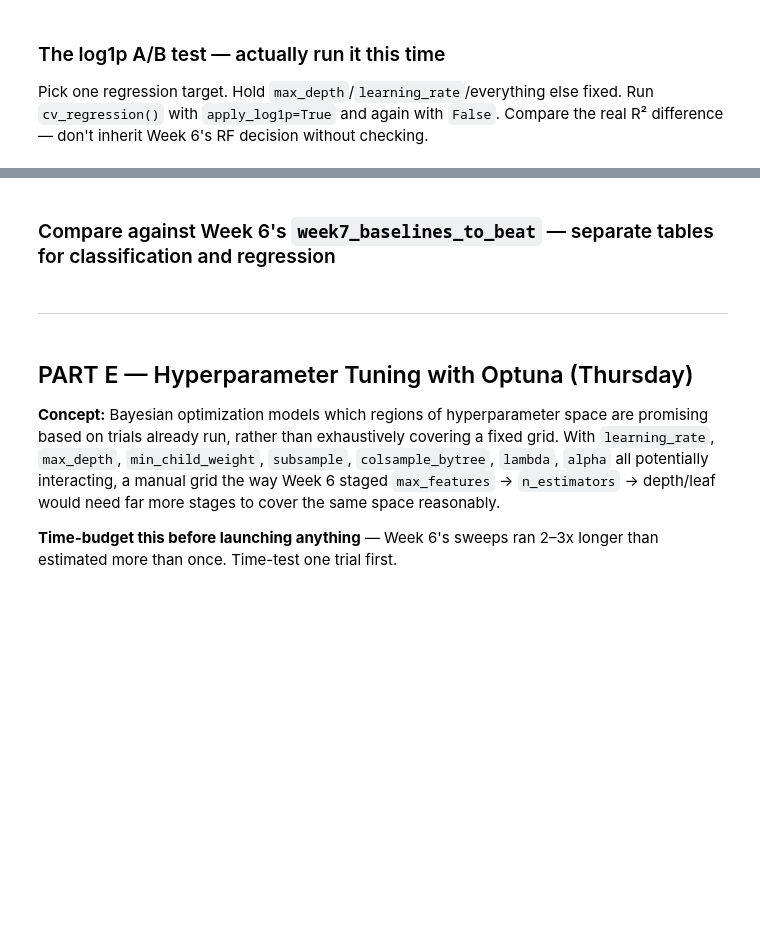
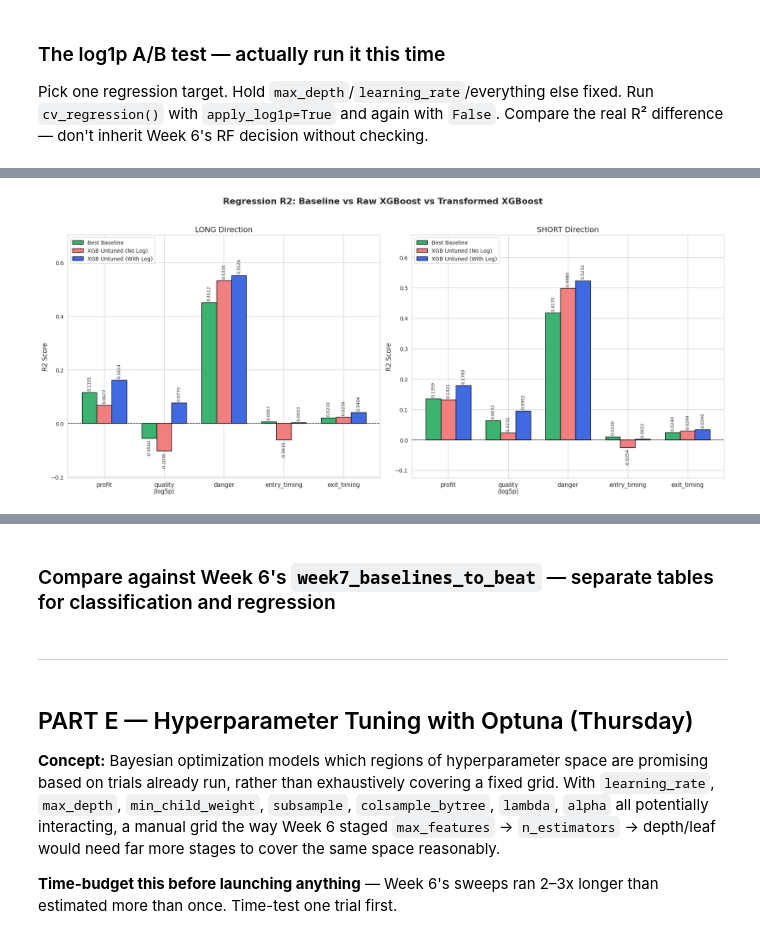
Before and after one commit to Jeshurun-B/EMA-optimizer-pipeline-v2, a Jupyter notebook: coolab_notebooks/week7-xgboost-shap.ipynb, the cells around one changed output, grey strips where cells are left out. Cells and saved outputs as stored; diff of their text form; code cells hidden in the pictures; blank space fills up the shorter version.

Commit message:
Kaggle Notebook | week7_xgboost_shap | Version 5

```diff
--- a/coolab_notebooks/week7-xgboost-shap.ipynb
+++ b/coolab_notebooks/week7-xgboost-shap.ipynb
@@ -767,7 +780,7 @@ for target in targets:
             print("Skipping: Not enough classes in target.")
             continue
 
-        # 2. Split off a single chronological fold (e.g., 85/20) to evaluate early stopping
+        # 2. Split off a single chronological fold (e.g., 85/15) to evaluate early stopping
         split_idx = int(len(X) * 0.85)
         X_train, X_val = X[:split_idx], X[split_idx:]
         y_train, y_val = y[:split_idx], y[split_idx:]
@@ -776,7 +789,7 @@ for target in targets:
         model_es = XGBClassifier(
             n_estimators=1000,
             learning_rate=0.1, # Standard starting point, can be adjusted
-            early_stopping_rounds=20,
+            early_stopping_rounds=100,
             eval_metric='auc',
             random_state=42
         )
@@ -839,0 +1328,94 @@ Pick one regression target. Hold `max_depth`/`learning_rate`/everything else fix
+# %%
+# so i am collating and representing everything and comparing with last weeks baselines
+
+
+import numpy as np
+import matplotlib.pyplot as plt
+
+print("=== GENERATING TRANSFORMATION A/B VS BASELINE VISUALIZATION ===")
+
+# =====================================================================
+# 1. Exact Data Extracted from User Output
+# =====================================================================
+
+# Week 4/5/6 Baselines (from previous logs)
+baselines = {
+    "LONG": {
+        "profit": 0.1155, "quality": -0.0560, "danger": 0.4512,
+        "entry_timing": 0.0067, "exit_timing": 0.0210
+    },
+    "SHORT": {
+        "profit": 0.1359, "quality": 0.0632, "danger": 0.4170,
+        "entry_timing": 0.0100, "exit_timing": 0.0240
+    }
+}
+
+# XGBoost WITHOUT Log transformations (Raw Gradients)
+xgb_without_log = {
+    "LONG": {
+        "profit": 0.0677, "quality": -0.1036, "danger": 0.5335,
+        "entry_timing": -0.0616, "exit_timing": 0.0236
+    },
+    "SHORT": {
+        "profit": 0.1321, "quality": 0.0232, "danger": 0.4980,
+        "entry_timing": -0.0254, "exit_timing": 0.0294
+    }
+}
+
+# XGBoost WITH transformations (log1p for most, log5p + Duan for quality)
+xgb_with_log = {
+    "LONG": {
+        "profit": 0.1614, "quality": 0.0770, "danger": 0.5526,
+        "entry_timing": 0.0033, "exit_timing": 0.0404
+    },
+    "SHORT": {
+        "profit": 0.1789, "quality": 0.0952, "danger": 0.5232,
+        "entry_timing": 0.0022, "exit_timing": 0.0345
+    }
+}
+
+# =====================================================================
+# 2. Plotting Setup
+# =====================================================================
+targets = ["profit", "quality\n(log5p)", "danger", "entry_timing", "exit_timing"]
+target_keys = ["profit", "quality", "danger", "entry_timing", "exit_timing"]
+directions = ["LONG", "SHORT"]
+
+fig, axes = plt.subplots(1, 2, figsize=(18, 8))
+fig.suptitle("Regression R2: Baseline vs Raw XGBoost vs Transformed XGBoost", fontsize=16, fontweight='bold')
+
+for i, direction in enumerate(directions):
+    # Extract arrays
+    base_scores = [baselines[direction][t] for t in target_keys]
+    no_log_scores = [xgb_without_log[direction][t] for t in target_keys]
+    yes_log_scores = [xgb_with_log[direction][t] for t in target_keys]
+
+    x = np.arange(len(targets))
+    width = 0.25  # Thinner bars to fit 3 groups
+
+    # 3. Draw Bars
+    bar1 = axes[i].bar(x - width, base_scores, width, label='Best Baseline', color='mediumseagreen', edgecolor='black')
+    bar2 = axes[i].bar(x, no_log_scores, width, label='XGB Untuned (No Log)', color='lightcoral', edgecolor='black')
+    bar3 = axes[i].bar(x + width, yes_log_scores, width, label='XGB Untuned (With Log)', color='royalblue', edgecolor='black')
+
+    # 4. Attach Labels
+    axes[i].bar_label(bar1, padding=3, fmt='%.4f', fontsize=8, rotation=90)
+    axes[i].bar_label(bar2, padding=3, fmt='%.4f', fontsize=8, rotation=90)
+    axes[i].bar_label(bar3, padding=3, fmt='%.4f', fontsize=8, rotation=90)
+
+    # 5. Formatting
+    axes[i].set_title(f"{direction} Direction", fontsize=14)
+    axes[i].set_xticks(x)
+    axes[i].set_xticklabels(targets, fontsize=11)
+    axes[i].set_ylabel("R2 Score", fontsize=12)
+
+    # Dynamically scale Y axis to handle the negative drop from unscaled quality/entry
+    min_score = min(min(base_scores), min(no_log_scores), min(yes_log_scores))
+    max_score = max(max(base_scores), max(no_log_scores), max(yes_log_scores))
+    axes[i].set_ylim(min_score - 0.1, max_score + 0.15)
+    axes[i].axhline(0, color='black', linewidth=1, linestyle='--')
+    axes[i].legend(loc='upper left')
+
+plt.tight_layout(rect=[0, 0, 1, 0.95]) # Adjust for suptitle
+plt.show()
+# %% [output]
@@ -839,0 +1423 @@ Pick one regression target. Hold `max_depth`/`learning_rate`/everything else fix
+[figure, added]
```
Also changed, not shown: parts of 17 cells of this notebook.
